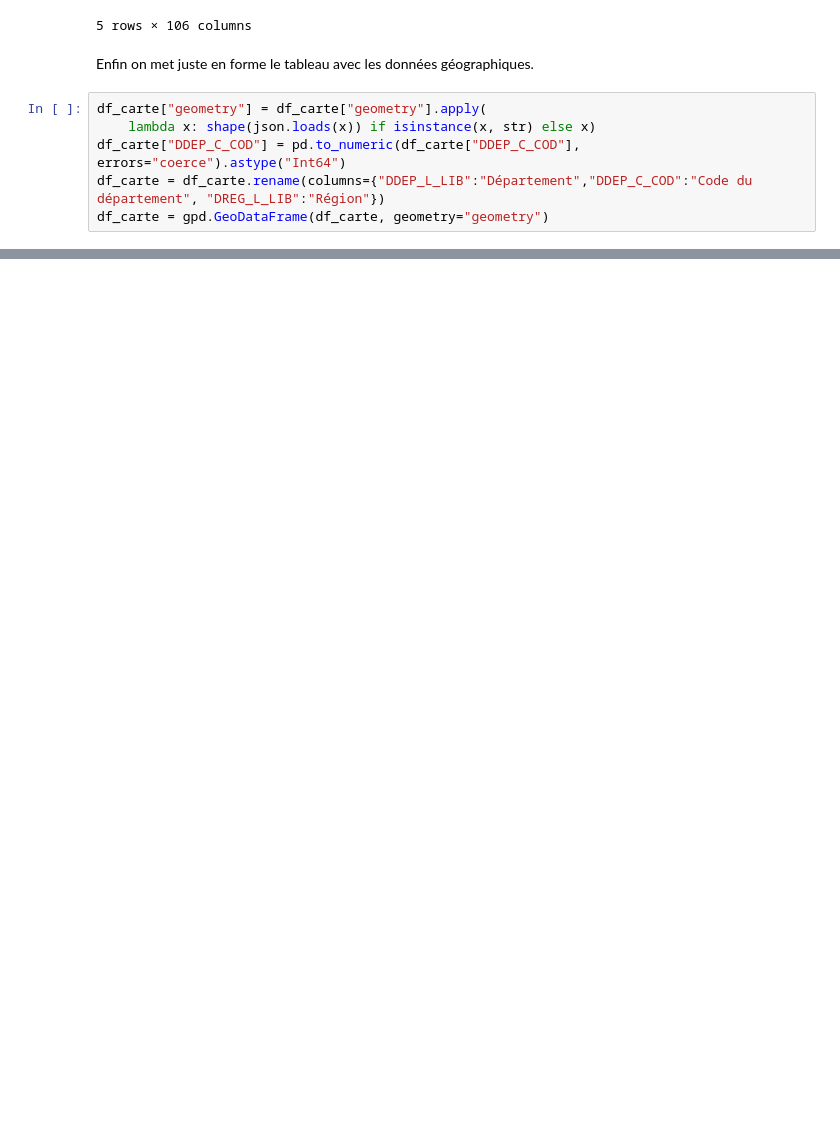
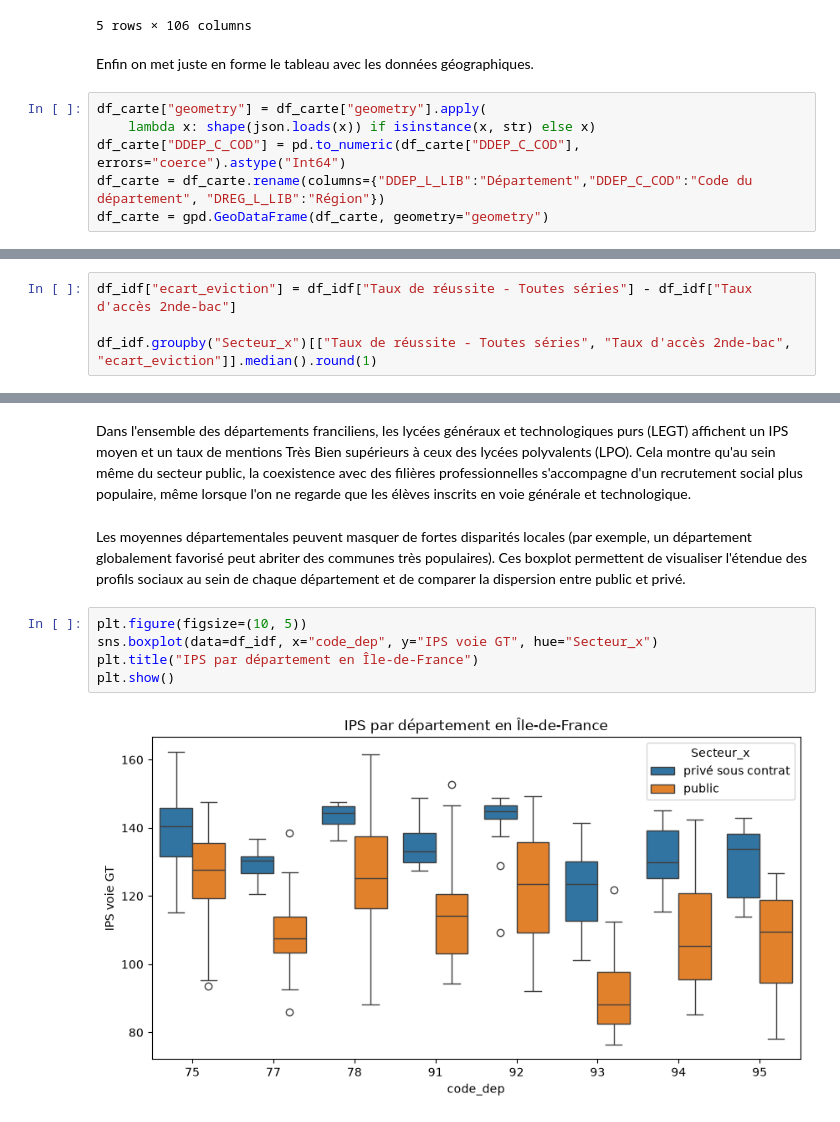
Before and after one commit to AlexisBenameur/projet-python-2AS1, a Jupyter notebook: codes/Notebook.ipynb, the cells around one changed output, grey strips where cells are left out. Saved outputs shown, nothing was run; the diff lists cells and outputs as text; blank space fills up the shorter version.

```diff
--- a/codes/Notebook.ipynb
+++ b/codes/Notebook.ipynb
@@ -163,0 +273,4 @@ df_carte = gpd.GeoDataFrame(df_carte, geometry="geometry")
+# %%
+df_idf["ecart_eviction"] = df_idf["Taux de réussite - Toutes séries"] - df_idf["Taux d'accès 2nde-bac"]
+
+df_idf.groupby("Secteur_x")[["Taux de réussite - Toutes séries", "Taux d'accès 2nde-bac", "ecart_eviction"]].median().round(1)
@@ -163,0 +345,11 @@ df_carte = gpd.GeoDataFrame(df_carte, geometry="geometry")
+# %% [markdown]
+Dans l'ensemble des départements franciliens, les lycées généraux et technologiques purs (LEGT) affichent un IPS moyen et un taux de mentions Très Bien supérieurs à ceux des lycées polyvalents (LPO). Cela montre qu'au sein même du secteur public, la coexistence avec des filières professionnelles s'accompagne d'un recrutement social plus populaire, même lorsque l'on ne regarde que les élèves inscrits en voie générale et technologique.
+# %% [markdown]
+Les moyennes départementales peuvent masquer de fortes disparités locales (par exemple, un département globalement favorisé peut abriter des communes très populaires). Ces boxplot permettent de visualiser l'étendue des profils sociaux au sein de chaque département et de comparer la dispersion entre public et privé.
+# %%
+plt.figure(figsize=(10, 5))
+sns.boxplot(data=df_idf, x="code_dep", y="IPS voie GT", hue="Secteur_x")
+plt.title("IPS par département en Île-de-France")
+plt.show()
+# %% [output]
+[figure, added]
```
Also changed, not shown: parts of 47 cells of this notebook.
